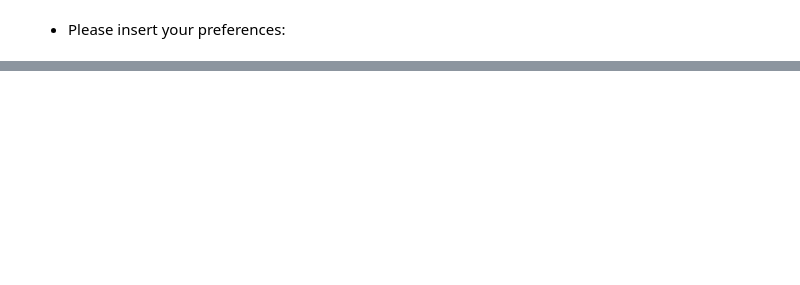
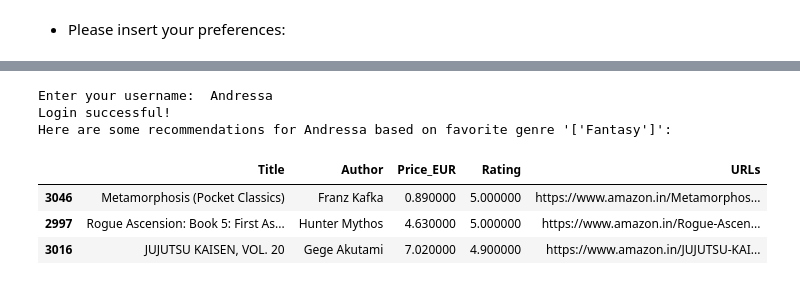
Before and after one commit to dessafonti/data_structures, a Jupyter notebook: data_structures.ipynb, the cells around one changed output, grey strips where cells are left out. Saved outputs shown, nothing was run; the diff lists cells and outputs as text; code cells hidden in the pictures; blank space fills up the shorter version.

Commit message:
updated code (with func descriptions and user input for each func)

```diff
--- a/data_structures.ipynb
+++ b/data_structures.ipynb
@@ -207,7 +209,6 @@ Preference set successfully!
 - Finn:
 # %%
 user_manager.set_preference('Finn', 'favorite_genre', 'Cinema & Broadcast')
-user_manager.set_preference('Finn', 'favorite_genre', 'Poetry')
 user_manager.set_preference('Finn', 'favorite_author', 'Aristotle')
 user_manager.set_preference('Finn', 'favorite_type', 'Hardcover')
 # %% [output]
@@ -220,7 +220,6 @@ Preference set successfully!
 # %%
 user_manager.set_preference('Aoife', 'favorite_genre', 'Economics')
 user_manager.set_preference('Aoife', 'favorite_genre', 'Administration & Policy')
-user_manager.set_preference('Aoife', 'favorite_genre', 'Politics')
 user_manager.set_preference('Aoife', 'favorite_author', 'Paramahansa Yogananda')
 user_manager.set_preference('Aoife', 'favorite_type', 'Paperback')
 # %% [output]
@@ -240,7 +238,7 @@ if user_info is not None:
 
     favorite_author = input("Enter your favorite author: ")
     #In case the dataset doesn't include books from your favorite author, you can select one of those options (for testing purposes):
-    #["Zoey Draven", "John Marrs", "Victoria Aveline", "Ivy Barrett", "Talia Rhea", "Bella Matthews", "C.W. Farnsworth", "Bella Matthews"]
+    #["Zoey Draven", "John Marrs", "Victoria Aveline", "Ivy Barrett", "Talia Rhea", "Bella Matthews", "C.W. Farnsworth", "Bella Matthews", "Franz Kafka"]
 
     favorite_genre = input("Enter your favorite genre: ")
     #examples of genre in the dataset: ["Romance", "Science & Mathematics", "Sports", "Fantasy"]
@@ -250,7 +248,7 @@ if user_info is not None:
 
     user_manager.set_preference(username, 'favorite_author', favorite_author)
     user_manager.set_preference(username, 'favorite_genre', favorite_genre)
-    user_mgmt.set_preference(username, 'favorite_book_type', favorite_book_type)
+    user_manager.set_preference(username, 'favorite_book_type', favorite_book_type)
 else:
     print("User not found. Please register first.")
 # %% [output]
@@ -312,6 +318,11 @@ class GenreRecommender:
         sorted_books = filtered_books.sort_values(by='Rating', ascending=False)[selected_columns]
         recommendation_count = 3
         return sorted_books.head(recommendation_count)
+
+    def get_user_info(self, username):
+        """Retrieve user information"""
+        user_info = self.user_manager.get_user_by_username(username)
+        return user_info
 # %%
 # Create an instance of GenreRecommender
 genre_recommender = GenreRecommender(user_manager, books_df)
@@ -326,3 +337,22 @@ Here are some recommendations for Saoirse based on favorite genre '['Arts, Film
 | 132 | Funny Jokes for 15 Year Old Teens... | Cooper The Pooper | 1.850000 | 5.000000 | https://www.amazon.in/Funny-Jokes... |
 | 135 | अभिनेता जीवन-एक संघर्ष: Evaluate ... | Pankaj Gupta | 1.110000 | 5.000000 | https://www.amazon.in/%E0%A4%85%E... |
 | 120 | அசுரனின் காதல் (Tamil Edition) | Ebin Rider | 4.470000 | 5.000000 | https://www.amazon.in/%E0%AE%85%E... |
+# %%
+# Instantiate GenreRecommender
+genre_recommender = GenreRecommender(user_manager, books_df)
+
+# Prompt the user to enter their username
+username = input("Enter your username: ").strip()
+
+# Retrieve user information and recommendations
+user_info = genre_recommender.recommend_books(username)
+styled_recommendations = user_info.style
+styled_recommendations
+# %% [output]
+Enter your username:  Andressa
+Login successful!
+Here are some recommendations for Andressa based on favorite genre '['Fantasy']':
+|  | Title | Author | Price_EUR | Rating | URLs |
+| 3046 | Metamorphosis (Pocket Classics) | Franz Kafka | 0.890000 | 5.000000 | https://www.amazon.in/Metamorphos... |
+| 2997 | Rogue Ascension: Book 5: First As... | Hunter Mythos | 4.630000 | 5.000000 | https://www.amazon.in/Rogue-Ascen... |
+| 3016 | JUJUTSU KAISEN, VOL. 20 | Gege Akutami | 7.020000 | 4.900000 | https://www.amazon.in/JUJUTSU-KAI... |
```
Also changed, not shown: parts of 14 cells of this notebook.
